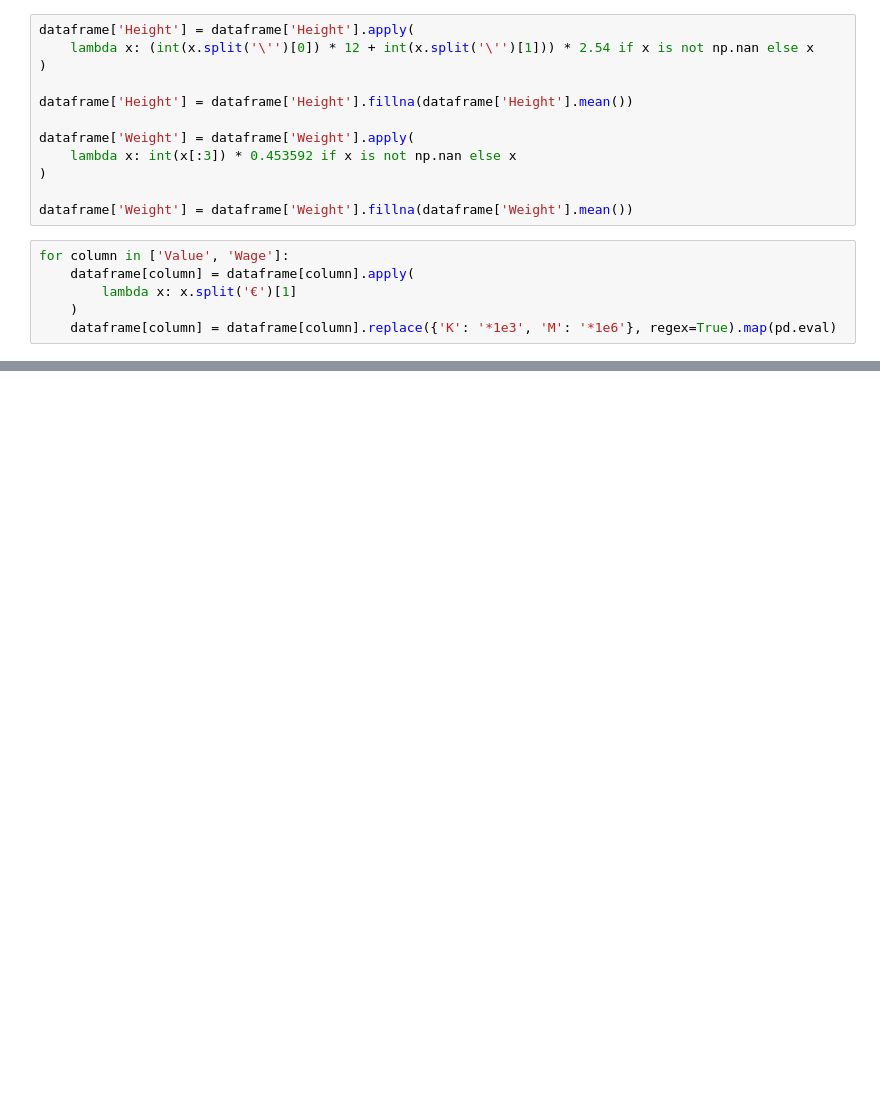
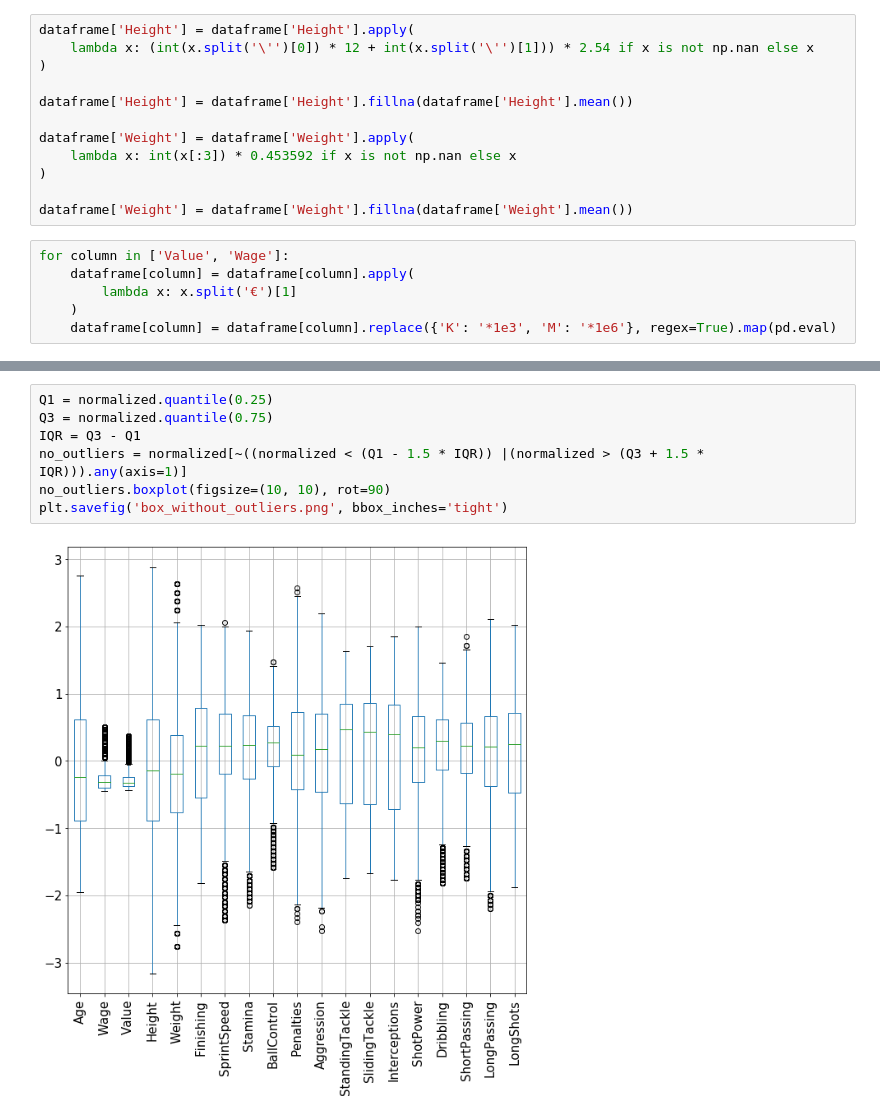
Before and after one commit to pdarulewski/intro_machine_learning_and_data_mining, a Jupyter notebook: project_1/project_1.ipynb, the cells around one changed output, grey strips where cells are left out. Drawn from its saved outputs; the diff is of its cells as text; blank space fills up the shorter version.

```diff
--- a/project_1/project_1.ipynb
+++ b/project_1/project_1.ipynb
@@ -52,0 +99,9 @@ for column in ['Value', 'Wage']:
+# %%
+Q1 = normalized.quantile(0.25)
+Q3 = normalized.quantile(0.75)
+IQR = Q3 - Q1
+no_outliers = normalized[~((normalized < (Q1 - 1.5 * IQR)) |(normalized > (Q3 + 1.5 * IQR))).any(axis=1)]
+no_outliers.boxplot(figsize=(10, 10), rot=90)
+plt.savefig('box_without_outliers.png', bbox_inches='tight')
+# %% [output]
+[figure, added]
```
Also changed, not shown: parts of 18 cells of this notebook, 1 other file.
